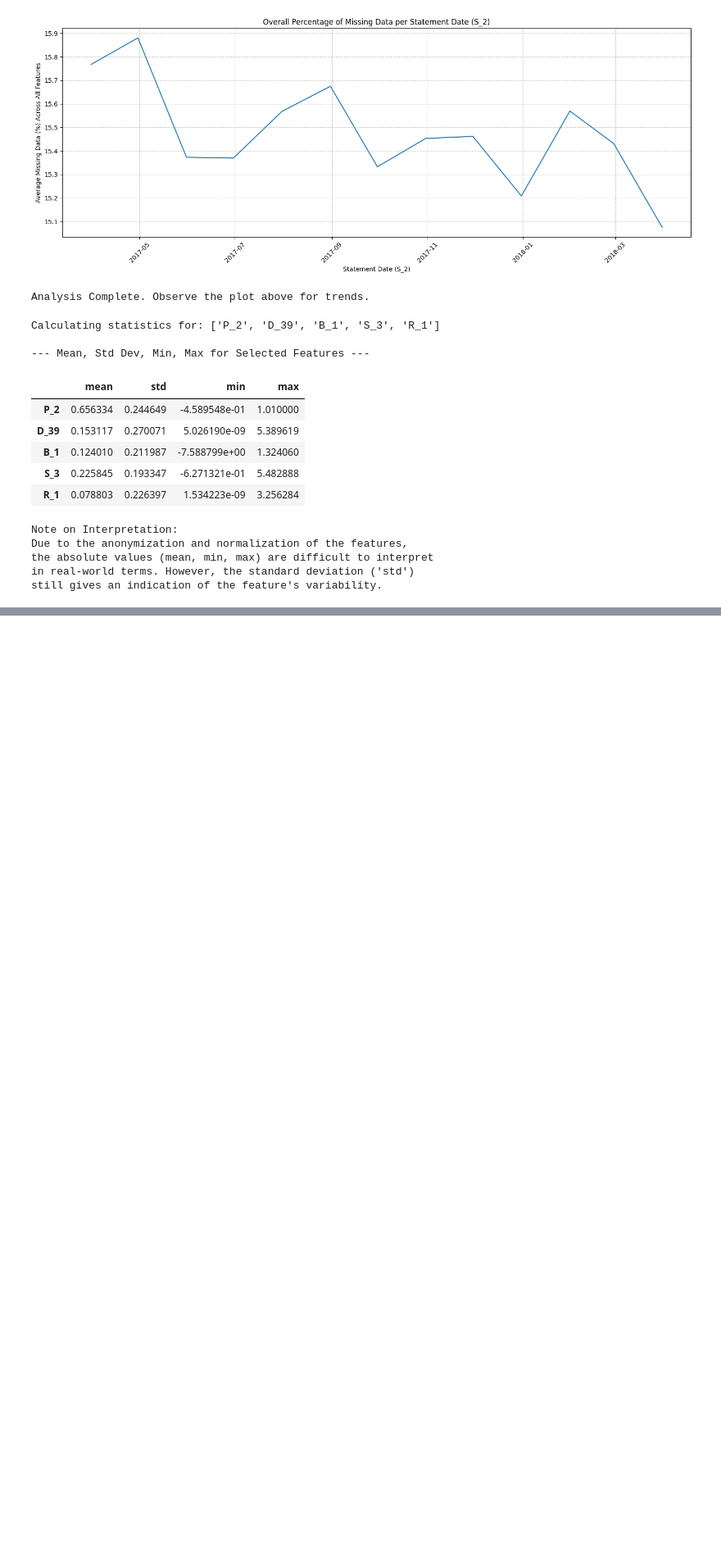
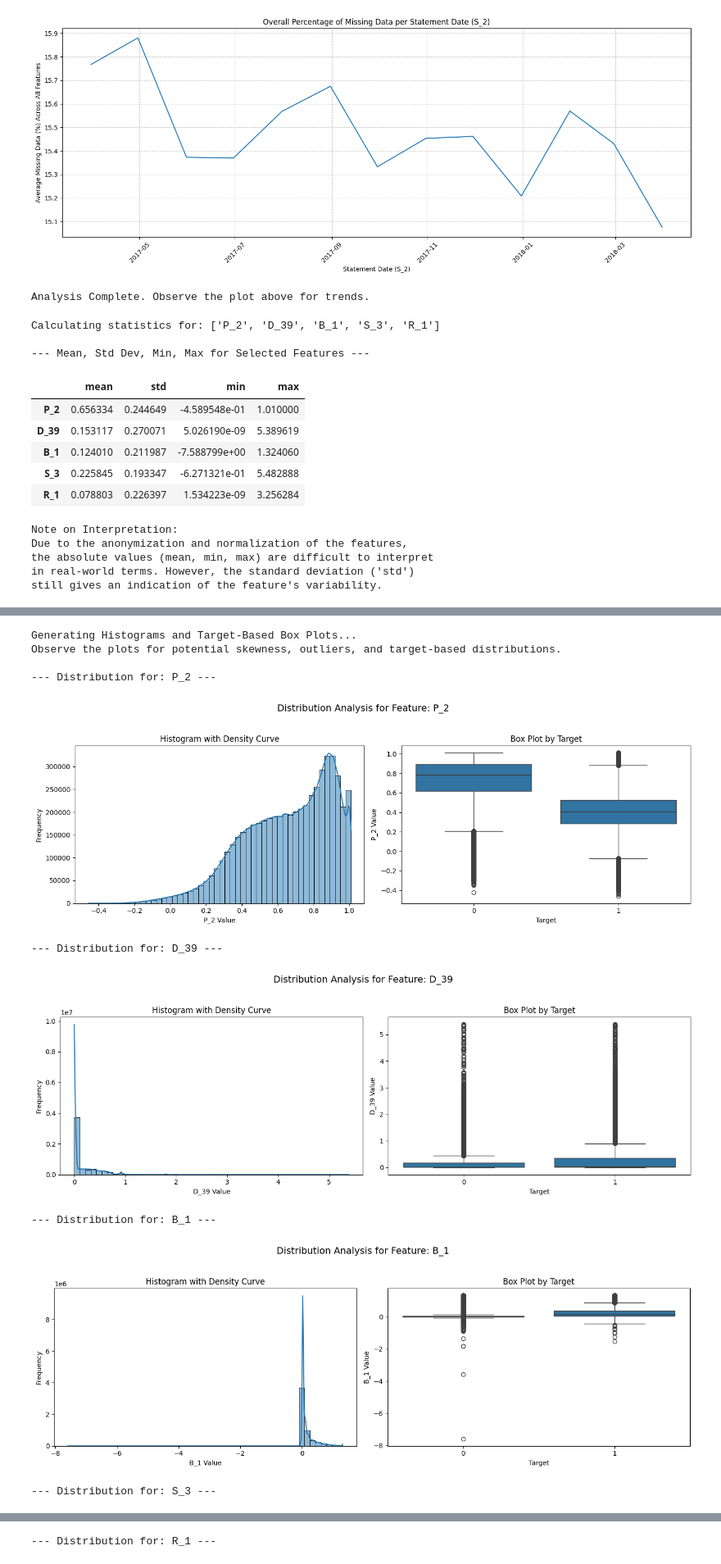
Before and after one commit to Vaseekaran-V/FYP_MSc, a Jupyter notebook: src/eda/eda.ipynb, the cells around one changed output, grey strips where cells are left out. Shown at 82% size. Saved outputs shown, nothing was run; the diff lists cells and outputs as text; code cells hidden in the pictures; blank space fills up the shorter version.

```diff
--- a/src/eda/eda.ipynb
+++ b/src/eda/eda.ipynb
@@ -363,0 +356,53 @@ Observe the plots for potential skewness and outliers.
+# %%
+# Use the same selected features as before, or choose others
+selected_features = ['P_2', 'D_39', 'B_1', 'S_3', 'R_1']
+
+# Check if selected features exist in the DataFrame
+missing_selection = [f for f in selected_features if f not in df.columns]
+if missing_selection:
+    print(f"Warning: The following selected features are missing: {missing_selection}")
+    selected_features = [f for f in selected_features if f in df.columns]
+
+if selected_features:
+    print("\nGenerating Histograms and Target-Based Box Plots...")
+    print("Observe the plots for potential skewness, outliers, and target-based distributions.")
+
+    # Create plots for each selected feature
+    for feature in selected_features:
+        print(f"\n--- Distribution for: {feature} ---")
+        try:
+            # Create a figure with two subplots
+            fig, axes = plt.subplots(1, 2, figsize=(14, 5))
+            fig.suptitle(f'Distribution Analysis for Feature: {feature}', fontsize=14)
+
+            # 1. Histogram with KDE (Kernel Density Estimate)
+            sns.histplot(data=df, x=feature, kde=True, ax=axes[0], bins=50)
+            axes[0].set_title('Histogram with Density Curve')
+            axes[0].set_xlabel(f'{feature} Value')
+            axes[0].set_ylabel('Frequency')
+
+            # 2. Box Plot by Target
+            sns.boxplot(data=df, x='target', y=feature, ax=axes[1])
+            axes[1].set_title('Box Plot by Target')
+            axes[1].set_xlabel('Target')
+            axes[1].set_ylabel(f'{feature} Value')
+
+            plt.tight_layout(rect=[0, 0.03, 1, 0.95])  # Adjust layout to prevent title overlap
+            plt.show()
+
+        except Exception as e:
+            print(f"An error occurred while plotting feature {feature}: {e}")
+
+else:
+    print("No selected features were found in the DataFrame to analyze.")
+# %% [output]
+Generating Histograms and Target-Based Box Plots...
+Observe the plots for potential skewness, outliers, and target-based distributions.
+
+--- Distribution for: P_2 ---
+[figure, added]
+--- Distribution for: D_39 ---
+[figure, added]
+--- Distribution for: B_1 ---
+[figure, added]
+--- Distribution for: S_3 ---
@@ -363,0 +410 @@ Observe the plots for potential skewness and outliers.
+--- Distribution for: R_1 ---
```
Also changed, not shown: parts of 11 cells of this notebook.
